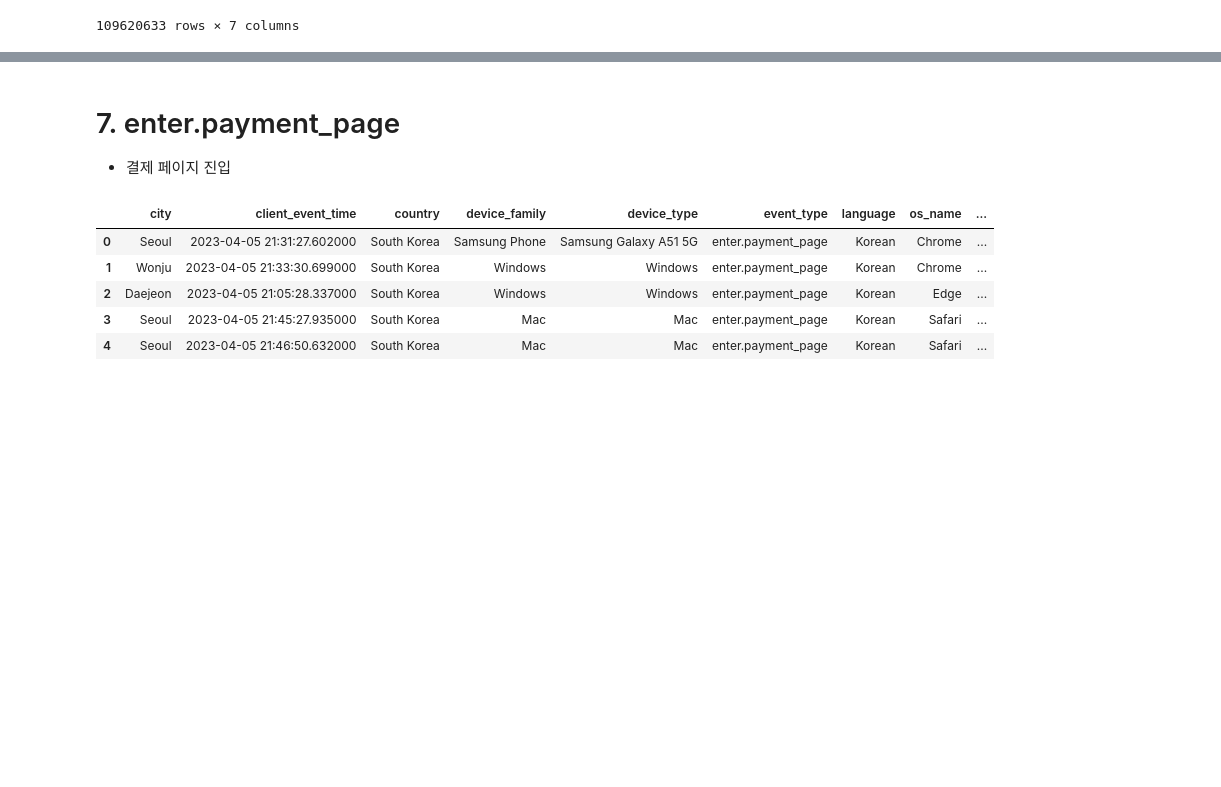
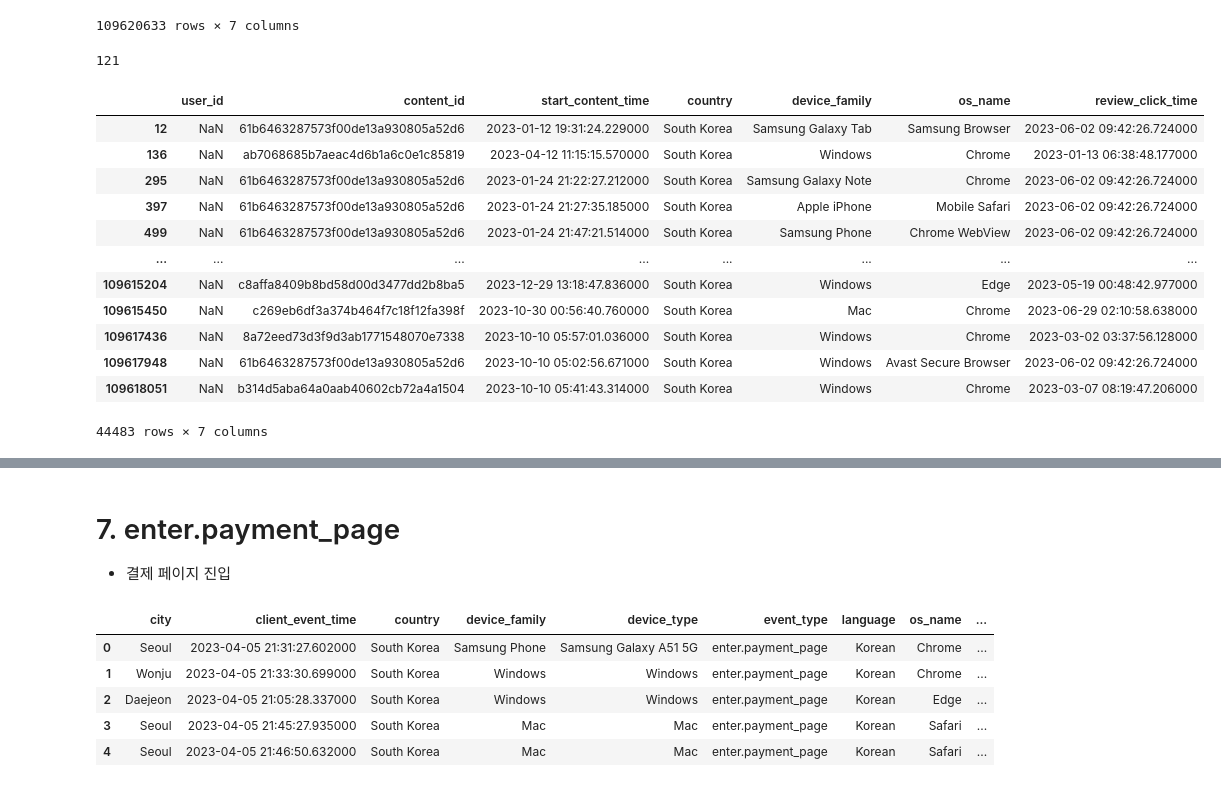
Before and after one commit to saeraniren/intermediate_project, a Jupyter notebook: haein_eda.ipynb, the cells around one changed output, grey strips where cells are left out. Cells and saved outputs as stored; diff of their text form; code cells hidden in the pictures; blank space fills up the shorter version.

```diff
--- a/haein_eda.ipynb
+++ b/haein_eda.ipynb
@@ -560,3 +562,30 @@ display(merged_df)
 | 109620631 | NaN | b314d5aba64a0aab40602cb72a4a1504 | 2023-10-10 05:41:43.314000 | South Korea | Windows | Chrome | 2023-08-05 15:37:58.488000 |
 | 109620632 | 4252b7d6d08c1ba797ec2f5d0b244963 | ca35d0138a7550f002f975310604a9b7 | 2023-10-10 05:50:47.328000 | South Korea | Windows | Edge | NaN |
 109620633 rows × 7 columns
+# %%
+merged_df.rename(columns={'client_event_time': 'start_content_time','client_event_review_time':'review_click_time'}, inplace=True)
+# %%
+only_content_id = merged_df[merged_df['user_id'].isna() & merged_df['content_id'].notna()]
+only_content_id['content_id'].nunique()
+# %% [output]
+121
+# %%
+# 중복 제거 (content_id 기준)
+only_content_id_filtered = only_content_id.drop_duplicates(subset=['content_id','start_content_time'])
+
+# 결과 확인
+display(only_content_id_filtered)
+# %% [output]
+|  | user_id | content_id | start_content_time | country | device_family | os_name | review_click_time |
+| 12 | NaN | 61b6463287573f00de13a930805a52d6 | 2023-01-12 19:31:24.229000 | South Korea | Samsung Galaxy Tab | Samsung Browser | 2023-06-02 09:42:26.724000 |
+| 136 | NaN | ab7068685b7aeac4d6b1a6c0e1c85819 | 2023-04-12 11:15:15.570000 | South Korea | Windows | Chrome | 2023-01-13 06:38:48.177000 |
+| 295 | NaN | 61b6463287573f00de13a930805a52d6 | 2023-01-24 21:22:27.212000 | South Korea | Samsung Galaxy Note | Chrome | 2023-06-02 09:42:26.724000 |
+| 397 | NaN | 61b6463287573f00de13a930805a52d6 | 2023-01-24 21:27:35.185000 | South Korea | Apple iPhone | Mobile Safari | 2023-06-02 09:42:26.724000 |
+| 499 | NaN | 61b6463287573f00de13a930805a52d6 | 2023-01-24 21:47:21.514000 | South Korea | Samsung Phone | Chrome WebView | 2023-06-02 09:42:26.724000 |
+| ... | ... | ... | ... | ... | ... | ... | ... |
+| 109615204 | NaN | c8affa8409b8bd58d00d3477dd2b8ba5 | 2023-12-29 13:18:47.836000 | South Korea | Windows | Edge | 2023-05-19 00:48:42.977000 |
+| 109615450 | NaN | c269eb6df3a374b464f7c18f12fa398f | 2023-10-30 00:56:40.760000 | South Korea | Mac | Chrome | 2023-06-29 02:10:58.638000 |
+| 109617436 | NaN | 8a72eed73d3f9d3ab1771548070e7338 | 2023-10-10 05:57:01.036000 | South Korea | Windows | Chrome | 2023-03-02 03:37:56.128000 |
+| 109617948 | NaN | 61b6463287573f00de13a930805a52d6 | 2023-10-10 05:02:56.671000 | South Korea | Windows | Avast Secure Browser | 2023-06-02 09:42:26.724000 |
+| 109618051 | NaN | b314d5aba64a0aab40602cb72a4a1504 | 2023-10-10 05:41:43.314000 | South Korea | Windows | Chrome | 2023-03-07 08:19:47.206000 |
+44483 rows × 7 columns
```
Also changed, not shown: parts of 3 cells of this notebook.
